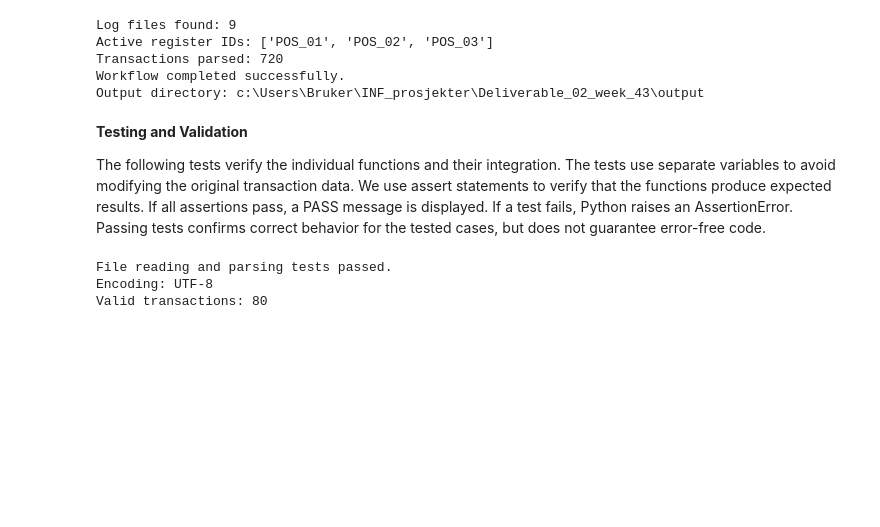
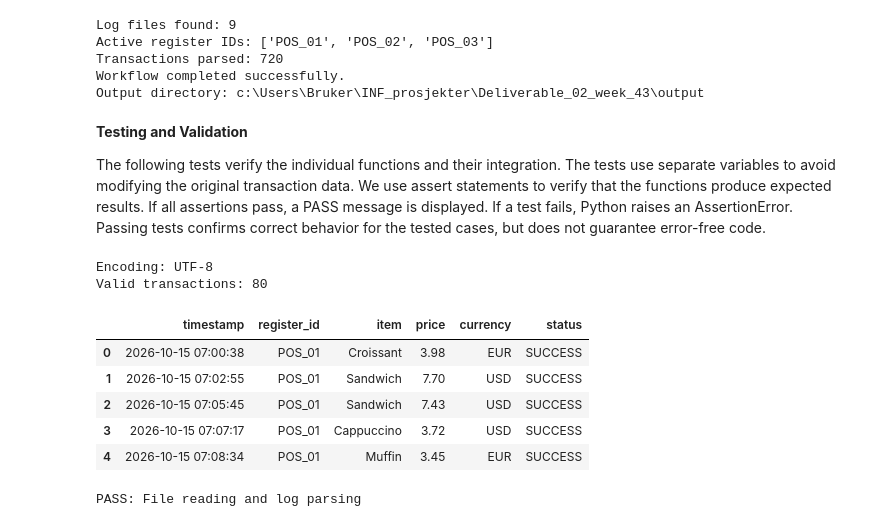
Before and after one commit to MaritaElk/Deliverable_02_week_43, a Jupyter notebook: Deliverable_02_week_43.ipynb, the cells around one changed output. Saved outputs shown, nothing was run; the diff lists cells and outputs as text; code cells hidden in the pictures; blank space fills up the shorter version.

```diff
--- a/Deliverable_02_week_43.ipynb
+++ b/Deliverable_02_week_43.ipynb
@@ -457,28 +457,43 @@ Passing tests confirms correct behavior for the tested cases, but does not guara
 # %%
 
 # Test file reading and log parsing
-test_file = find_data_file(
+test_log_path = find_data_file(
     "2026/library_cafe/POS_01/register_sales.log"
 )
 
-test_text, test_encoding = read_text_file(test_file)
-test_transactions = parse_log_file(test_text)
+test_content, test_encoding = read_text_file(test_log_path)
+test_transactions = parse_log_file(test_content)
 
-assert isinstance(test_text, str)
+assert isinstance(test_content, str)
 assert test_encoding in ("UTF-8", "ISO-8859-1")
 assert isinstance(test_transactions, list)
+assert len(test_transactions) > 0
+
+expected_fields = {
+    "timestamp", "register_id", "item",
+    "price", "currency", "status"
+}
+
 assert all(
-    set(["timestamp", "register_id", "item",
-         "price", "currency", "status"]).issubset(transaction)
+    expected_fields.issubset(transaction.keys())
     for transaction in test_transactions
 )
 
-print("File reading and parsing tests passed.")
 print("Encoding:", test_encoding)
 print("Valid transactions:", len(test_transactions))
+
+display(pd.DataFrame(test_transactions).head())
+
+print("PASS: File reading and log parsing")
 # %% [output]
-File reading and parsing tests passed.
 Encoding: UTF-8
 Valid transactions: 80
+|  | timestamp | register_id | item | price | currency | status |
+| 0 | 2026-10-15 07:00:38 | POS_01 | Croissant | 3.98 | EUR | SUCCESS |
+| 1 | 2026-10-15 07:02:55 | POS_01 | Sandwich | 7.70 | USD | SUCCESS |
+| 2 | 2026-10-15 07:05:45 | POS_01 | Sandwich | 7.43 | USD | SUCCESS |
+| 3 | 2026-10-15 07:07:17 | POS_01 | Cappuccino | 3.72 | USD | SUCCESS |
+| 4 | 2026-10-15 07:08:34 | POS_01 | Muffin | 3.45 | EUR | SUCCESS |
+PASS: File reading and log parsing
 # %%
 
```
Also changed, not shown: parts of 5 cells of this notebook.
